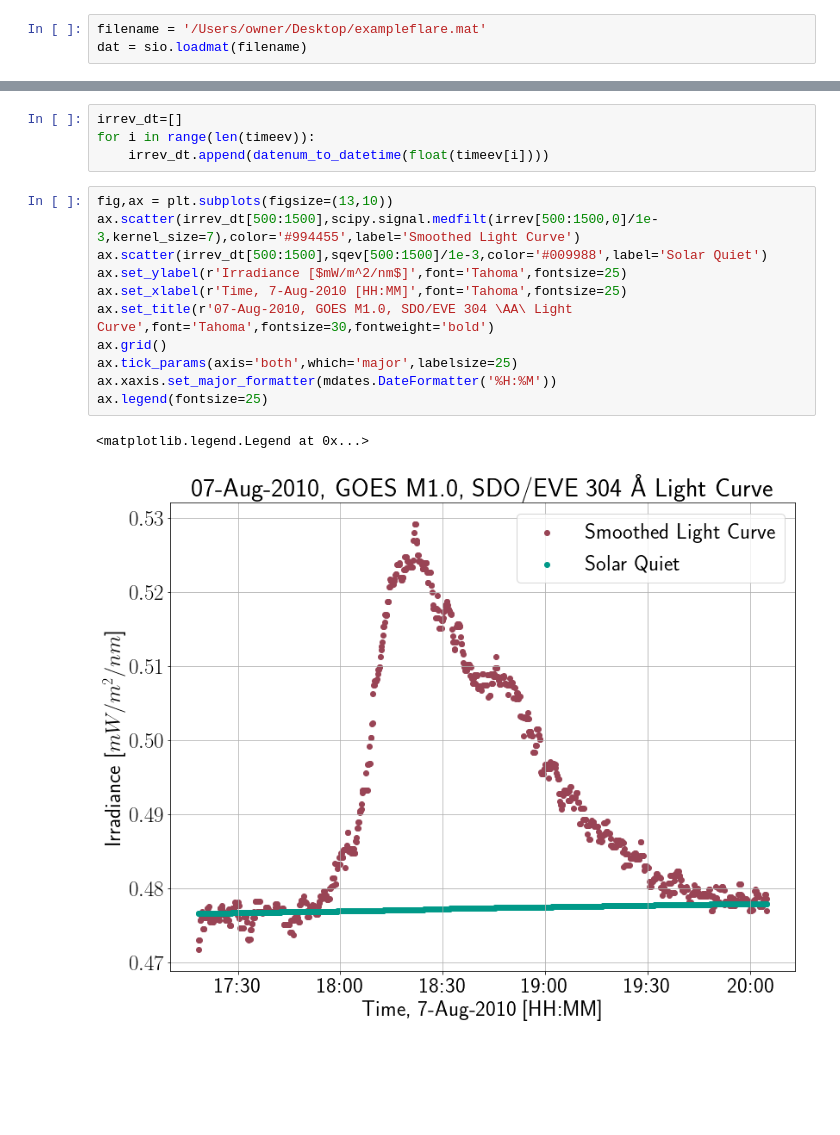
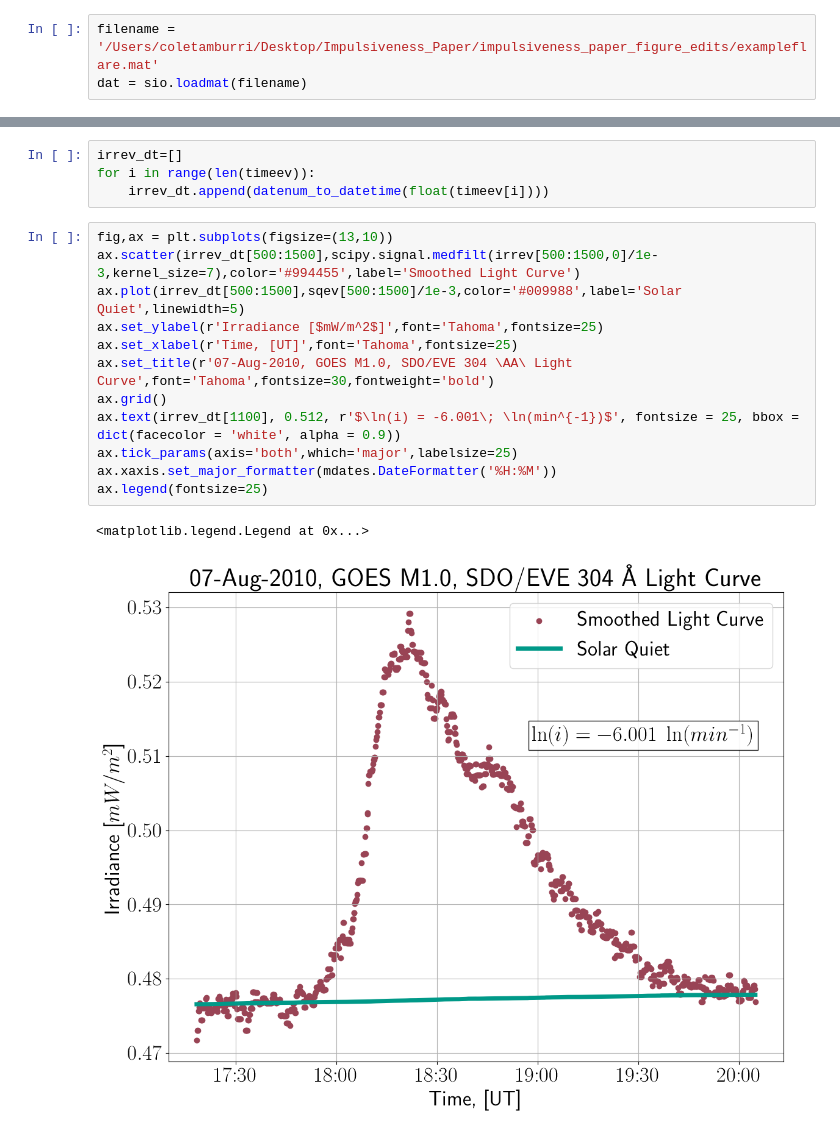
Before and after one commit to coletamburri2112/imp_dev, a Jupyter notebook: exampleflareprocess.ipynb, the cells around one changed output, grey strips where cells are left out. Drawn from its saved outputs; the diff is of its cells as text; blank space fills up the shorter version.

Commit message:
may june 2023 edits

```diff
--- a/exampleflareprocess.ipynb
+++ b/exampleflareprocess.ipynb
@@ -9,7 +9,7 @@ import datetime
 import scipy
 import matplotlib.dates as mdates
 # %%
-filename = '/Users/owner/Desktop/exampleflare.mat'
+filename = '/Users/coletamburri/Desktop/Impulsiveness_Paper/impulsiveness_paper_figure_edits/exampleflare.mat'
 dat = sio.loadmat(filename)
 # %%
 irrev = dat['irrev']
@@ -47,14 +47,15 @@ for i in range(len(timeev)):
 # %%
 fig,ax = plt.subplots(figsize=(13,10))
 ax.scatter(irrev_dt[500:1500],scipy.signal.medfilt(irrev[500:1500,0]/1e-3,kernel_size=7),color='#994455',label='Smoothed Light Curve')
-ax.scatter(irrev_dt[500:1500],sqev[500:1500]/1e-3,color='#009988',label='Solar Quiet')
-ax.set_ylabel(r'Irradiance [$mW/m^2/nm$]',font='Tahoma',fontsize=25)
-ax.set_xlabel(r'Time, 7-Aug-2010 [HH:MM]',font='Tahoma',fontsize=25)
+ax.plot(irrev_dt[500:1500],sqev[500:1500]/1e-3,color='#009988',label='Solar Quiet',linewidth=5)
+ax.set_ylabel(r'Irradiance [$mW/m^2$]',font='Tahoma',fontsize=25)
+ax.set_xlabel(r'Time, [UT]',font='Tahoma',fontsize=25)
 ax.set_title(r'07-Aug-2010, GOES M1.0, SDO/EVE 304 \AA\ Light Curve',font='Tahoma',fontsize=30,fontweight='bold')
 ax.grid()
+ax.text(irrev_dt[1100], 0.512, r'$\ln(i) = -6.001\; \ln(min^{-1})$', fontsize = 25, bbox = dict(facecolor = 'white', alpha = 0.9))
 ax.tick_params(axis='both',which='major',labelsize=25)
 ax.xaxis.set_major_formatter(mdates.DateFormatter('%H:%M'))
 ax.legend(fontsize=25)
 # %% [output]
 <matplotlib.legend.Legend at 0x...>
-[figure, old version]
+[figure, new version]
```
Also changed, not shown: 1 other file.
